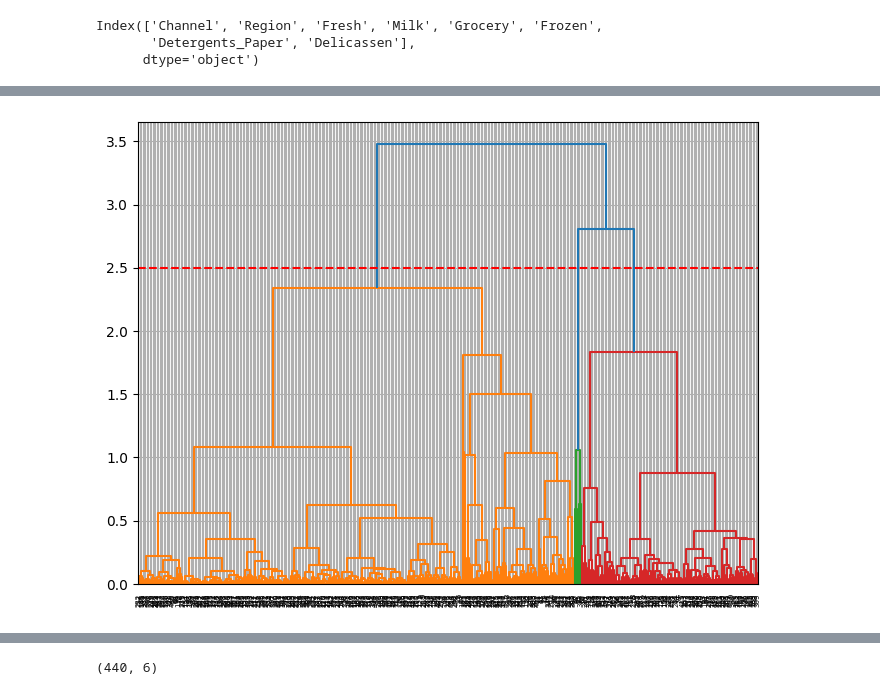
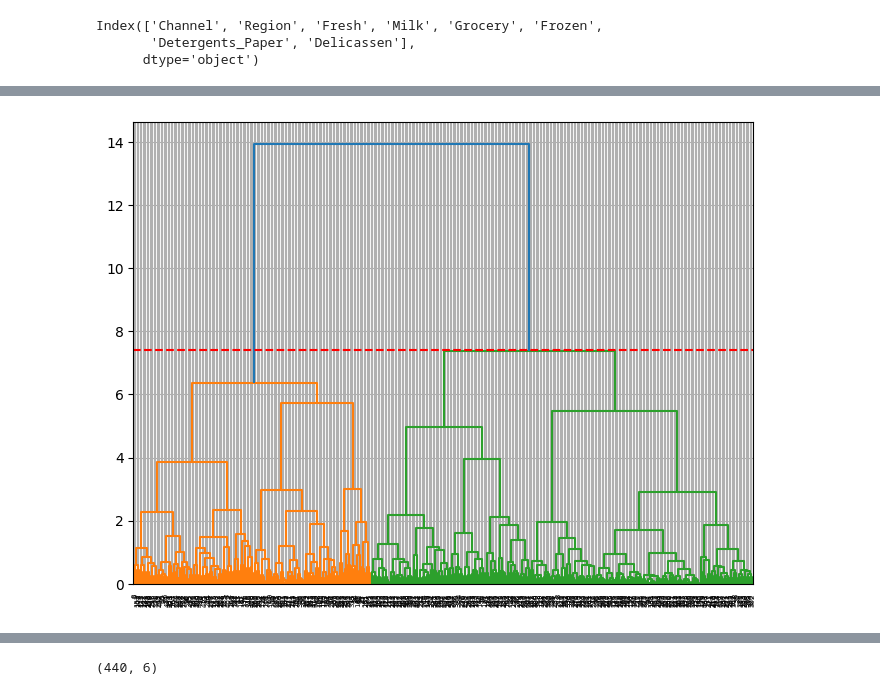
Before and after one commit to AngelB26/ICTAK, a Jupyter notebook: UnSupervised_Learning.ipynb, the cells around one changed output, grey strips where cells are left out. Cells and saved outputs as stored; diff of their text form; code cells hidden in the pictures.

```diff
--- a/UnSupervised_Learning.ipynb
+++ b/UnSupervised_Learning.ipynb
@@ -74,0 +299,4 @@ data[['Fresh', 'Milk', 'Grocery', 'Frozen','Detergents_Paper', 'Delicassen']] =
+# %%
+data['Delicassen'] = np.where(data['Delicassen'] <180.8,180.8,data['Delicassen'])
+data['Delicassen'] = np.where(data['Delicassen'] > 2945.9000000000005,2945.9000000000005,data['Delicassen'])
+print(data['Delicassen'].skew())
@@ -85,0 +334,4 @@ x=data.drop(['Region','Channel'],axis=1)
+# %%
+mn = MinMaxScaler()
+# %%
+x.loc[:,['Fresh', 'Milk', 'Grocery', 'Frozen','Detergents_Paper', 'Delicassen']] = mn.fit_transform(x[['Fresh', 'Milk', 'Grocery', 'Frozen','Detergents_Paper', 'Delicassen']])
@@ -120,5 +381,5 @@ plt.show()
 # %%
-km=KMeans(n_clusters=5,n_init=10)
+km=KMeans(n_clusters=3,n_init=10)
 # %%
 km.fit(x)
 # %% [output]
@@ -198,10 +457,10 @@ mergings=linkage(x,method='ward')
 # %%
 plt.figure(figsize=(8,6))
 dendrogram(mergings)
-plt.axhline(2.5,color='r',linestyle='--')
+plt.axhline(7.4,color='r',linestyle='--')
 plt.grid()
 plt.show()
 # %% [output]
-[figure, old version]
+[figure, new version]
 # %%
 from sklearn.cluster import AgglomerativeClustering
```
Also changed, not shown: parts of 85 cells of this notebook.
